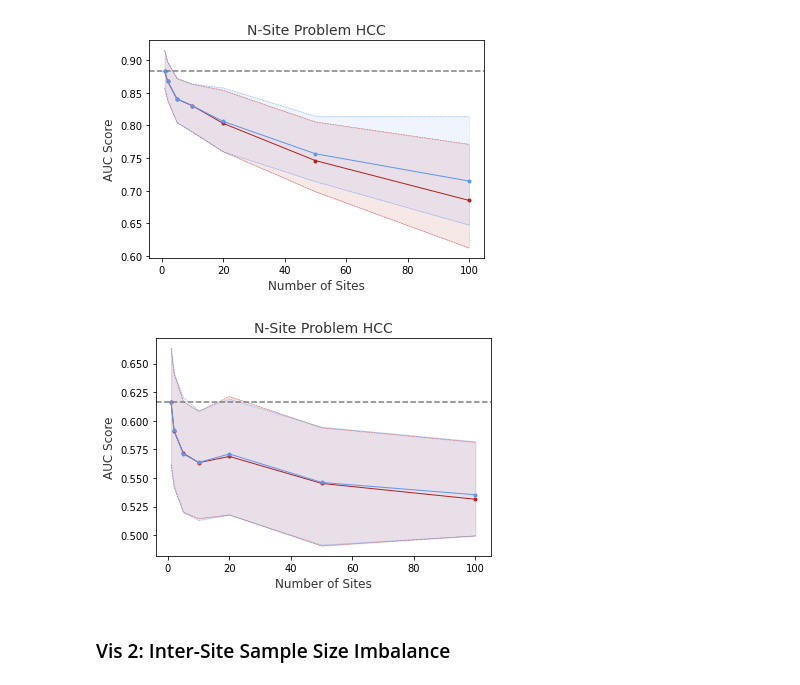
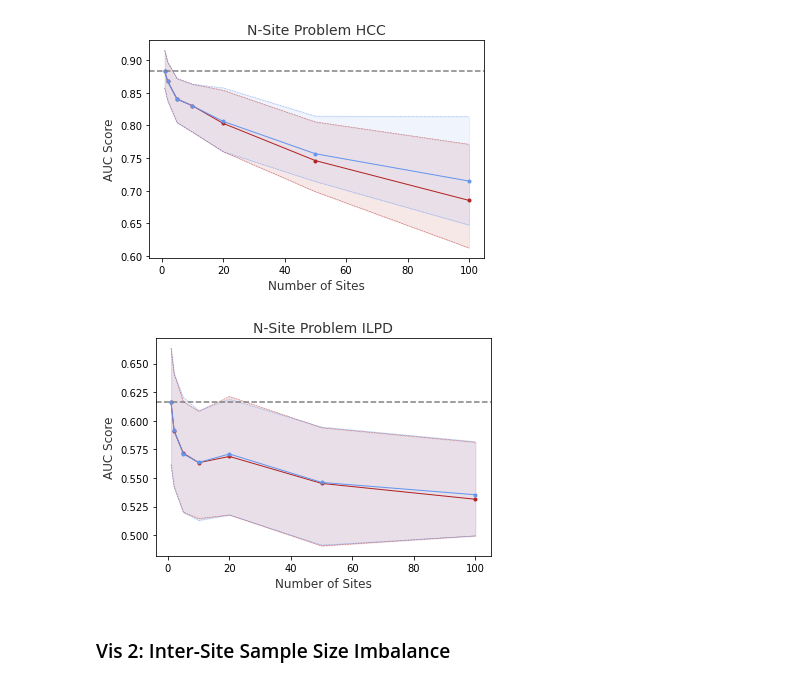
Before and after one commit to GregChen3072/MasterArbeit, a Jupyter notebook: src/visualization.ipynb, the cells around one changed output. Cells and saved outputs as stored; diff of their text form; code cells hidden in the pictures.

```diff
--- a/src/visualization.ipynb
+++ b/src/visualization.ipynb
@@ -9,6 +9,9 @@ import pandas as pd
 import numpy as np
 import matplotlib.pyplot as plt
 # import seaborn as sns
+
+path_vis_local = "/Users/greg/Downloads/AR_Master_Thesis/vis/"
+path_vis_iCloud = "/Users/greg/Documents/thesis/vis/"
 # %% [markdown]
 ## Data Visualization
 # %% [markdown]
@@ -107,36 +111,37 @@ plot_1_3.columns = ['_'.join(col) for col in plot_1_3.columns]
 fig, ax = plt.subplots(1, 1, sharey=True) # , figsize=(6,5)
 # Plot mean estimate as a line
 plt.plot('n_', 'AUC Score_mean', data = plot_1_2, linewidth=1, alpha=1, color="firebrick", marker='.')
 plt.plot('n_', 'AUC Score_25', data = plot_1_2, linewidth=0.5, alpha=0.7, color="firebrick", linestyle='--')
 plt.plot('n_', 'AUC Score_75', data = plot_1_2, linewidth=0.5, alpha=0.7, color="firebrick", linestyle='--')
 
 # Fill between the upper and lower bands
 plt.fill_between(x = 'n_',
                  y1 = 'AUC Score_25', y2 = 'AUC Score_75',
                  data = plot_1_2, alpha=0.1, color="firebrick")
 
 plt.plot('n_', 'AUC Score_mean', data = plot_1_3, linewidth=1, alpha=1, color="cornflowerblue", marker='.')
 plt.plot('n_', 'AUC Score_25', data = plot_1_3, linewidth=0.5, alpha=0.7, color="cornflowerblue", linestyle='--')
 plt.plot('n_', 'AUC Score_75', data = plot_1_3, linewidth=0.5, alpha=0.7, color="cornflowerblue", linestyle='--')
 
 # Fill between the upper and lower bands
 plt.fill_between(x = 'n_',
                  y1 = 'AUC Score_25', y2 = 'AUC Score_75',
                  data = plot_1_3, alpha=0.1, color="cornflowerblue")
 
 plt.axhline(y=plot_1_1.at[0, 'AUC Score_mean'], color='grey', linestyle='--')
 
-plt.title("N-Site Problem HCC", alpha=0.8, fontsize=14)
+plt.title("N-Site Problem ILPD", alpha=0.8, fontsize=14)
 plt.xlabel("Number of Sites", alpha=0.8, fontsize=12)
 plt.ylabel("AUC Score", alpha=0.8, fontsize=12)
 
 # plt.legend()
 
 # Save the figure to file
-fig.savefig("/Users/greg/Downloads/AR_Master_Thesis/vis/vis_n_sites_ILPD.png")
+fig.savefig(path_vis_local + "vis_n_sites_ILPD.png")
+fig.savefig(path_vis_iCloud + "vis_n_sites_ILPD.png")
 plt.show()
 # %% [output]
-[figure, old version]
+[figure, new version]
 # %% [markdown]
 ### Vis 2: Inter-Site Sample Size Imbalance
 # %%
```
Also changed, not shown: parts of 6 cells of this notebook.
